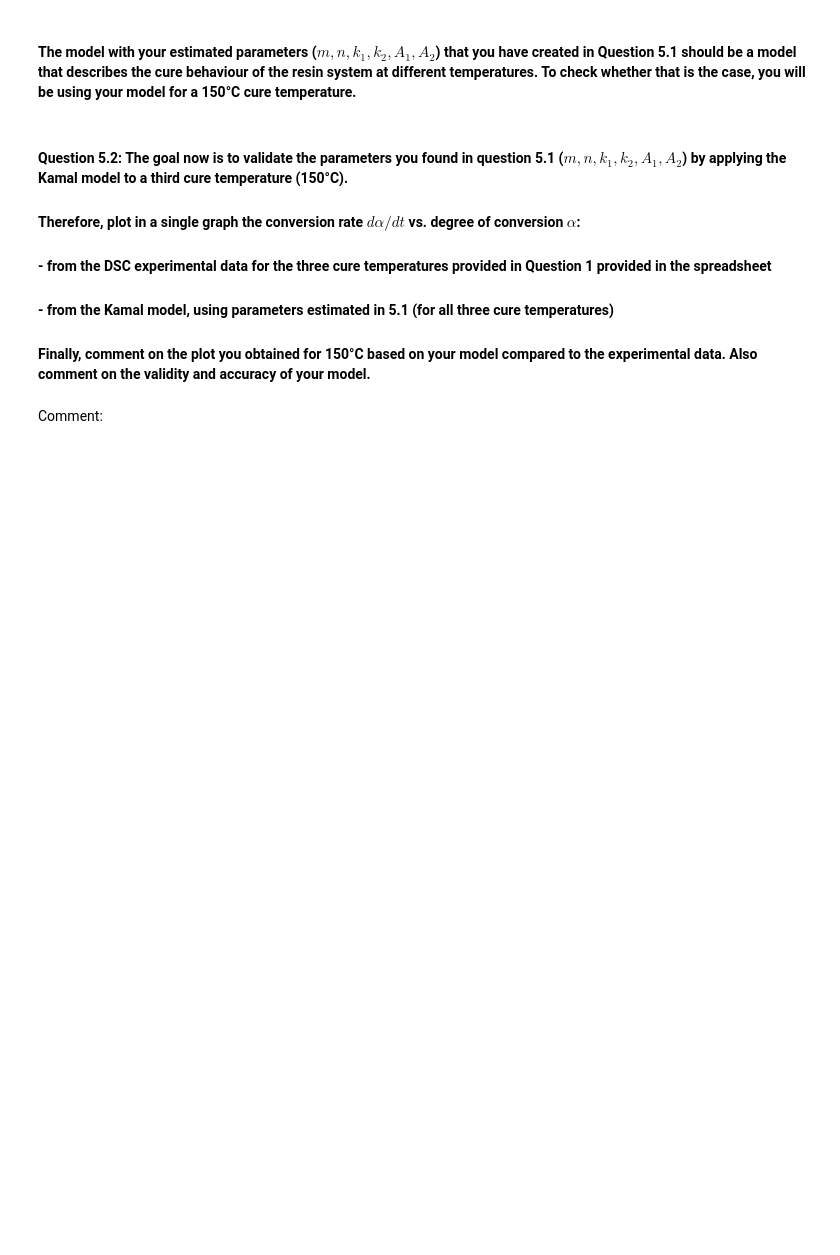
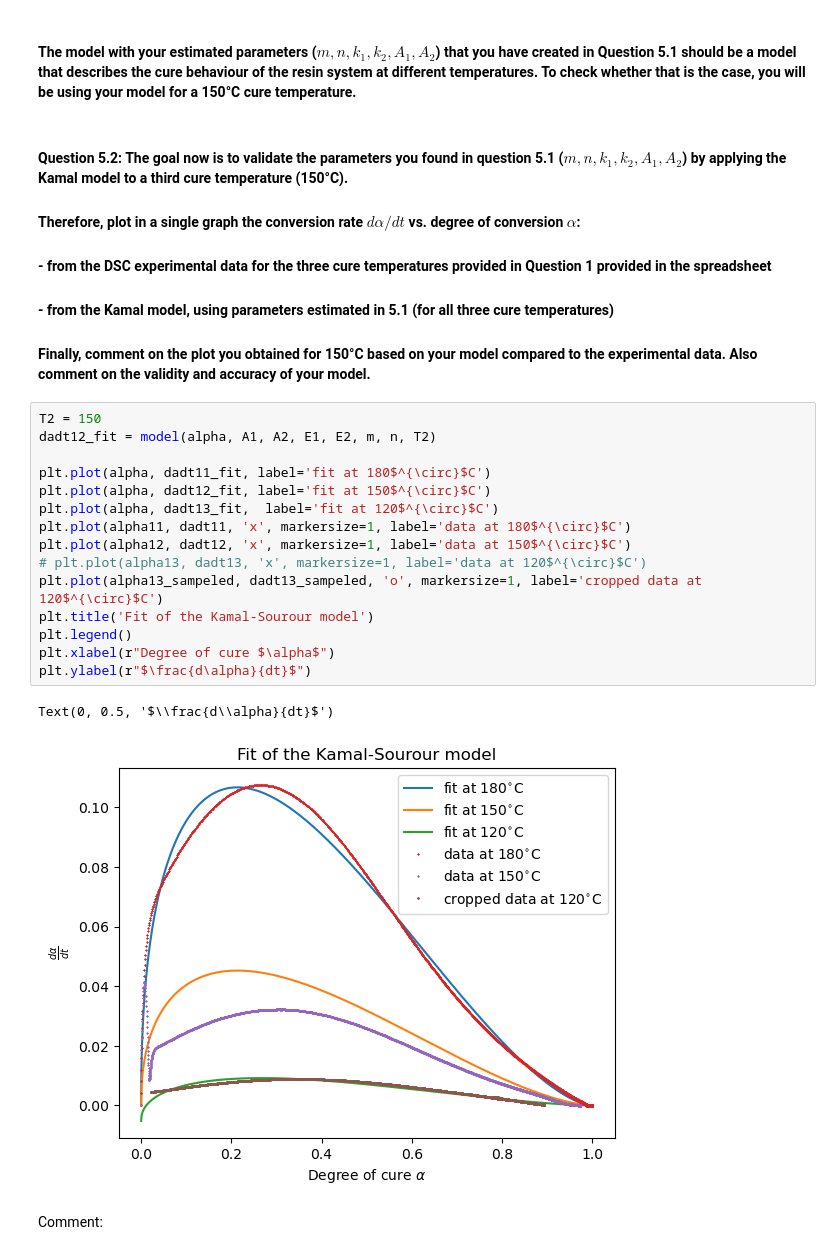
Before and after one commit to Moanalengkeek/Polymer_Composites, a Jupyter notebook: Cure Kinetics - new version.ipynb, the cells around one changed output. Drawn from its saved outputs; the diff is of its cells as text; blank space fills up the shorter version.

Commit message:
Graphs in 5.2

```diff
--- a/Cure Kinetics - new version.ipynb
+++ b/Cure Kinetics - new version.ipynb
@@ -274,6 +269,24 @@ Text(0, 0.5, '$\\frac{d\\alpha}{dt}$')
 #### - from the DSC experimental data for the three cure temperatures provided in Question 1 provided in the spreadsheet
 #### - from the Kamal model, using parameters estimated in 5.1 (for all three cure temperatures)
 #### Finally, comment on the plot you obtained for 150°C based on your model compared to the experimental data. Also comment on the validity and accuracy of your model.
+# %%
+T2 = 150
+dadt12_fit = model(alpha, A1, A2, E1, E2, m, n, T2)
+
+plt.plot(alpha, dadt11_fit, label='fit at 180$^{\circ}$C')
+plt.plot(alpha, dadt12_fit, label='fit at 150$^{\circ}$C')
+plt.plot(alpha, dadt13_fit,  label='fit at 120$^{\circ}$C')
+plt.plot(alpha11, dadt11, 'x', markersize=1, label='data at 180$^{\circ}$C')
+plt.plot(alpha12, dadt12, 'x', markersize=1, label='data at 150$^{\circ}$C')
+# plt.plot(alpha13, dadt13, 'x', markersize=1, label='data at 120$^{\circ}$C')
+plt.plot(alpha13_sampeled, dadt13_sampeled, 'o', markersize=1, label='cropped data at 120$^{\circ}$C')
+plt.title('Fit of the Kamal-Sourour model')
+plt.legend()
+plt.xlabel(r"Degree of cure $\alpha$")
+plt.ylabel(r"$\frac{d\alpha}{dt}$")
+# %% [output]
+Text(0, 0.5, '$\\frac{d\\alpha}{dt}$')
+[figure, added]
 # %% [markdown]
 Comment:
 # %% [markdown]
```
Also changed, not shown: parts of 2 cells of this notebook.
